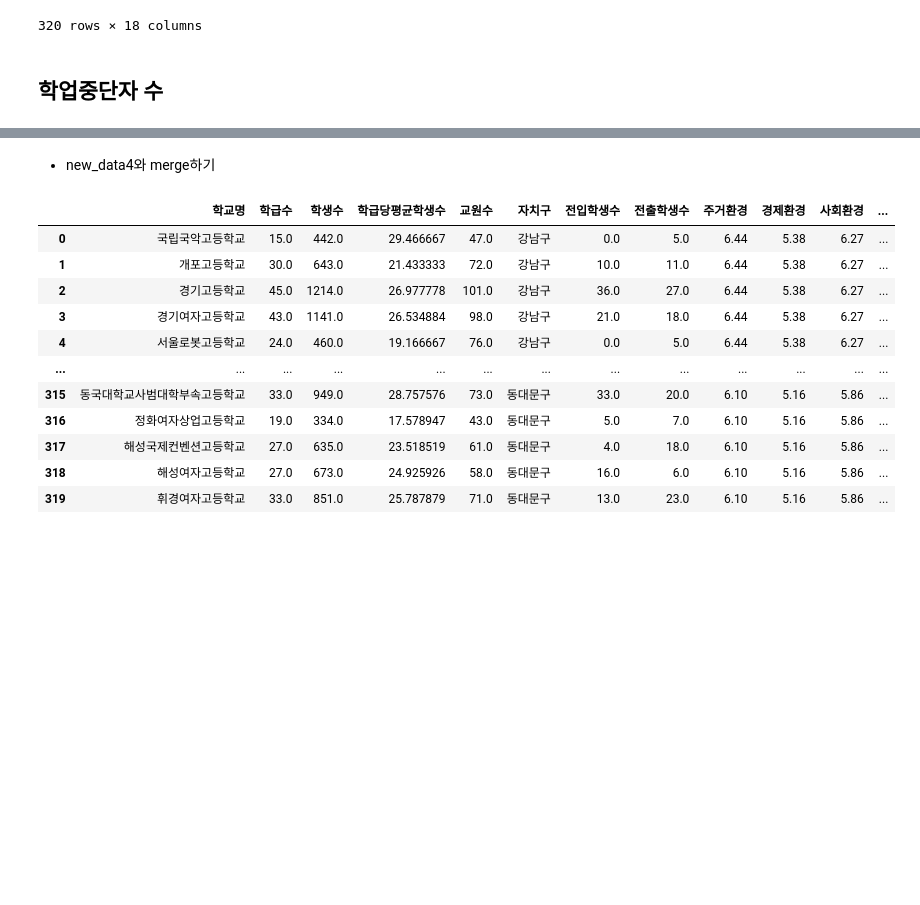
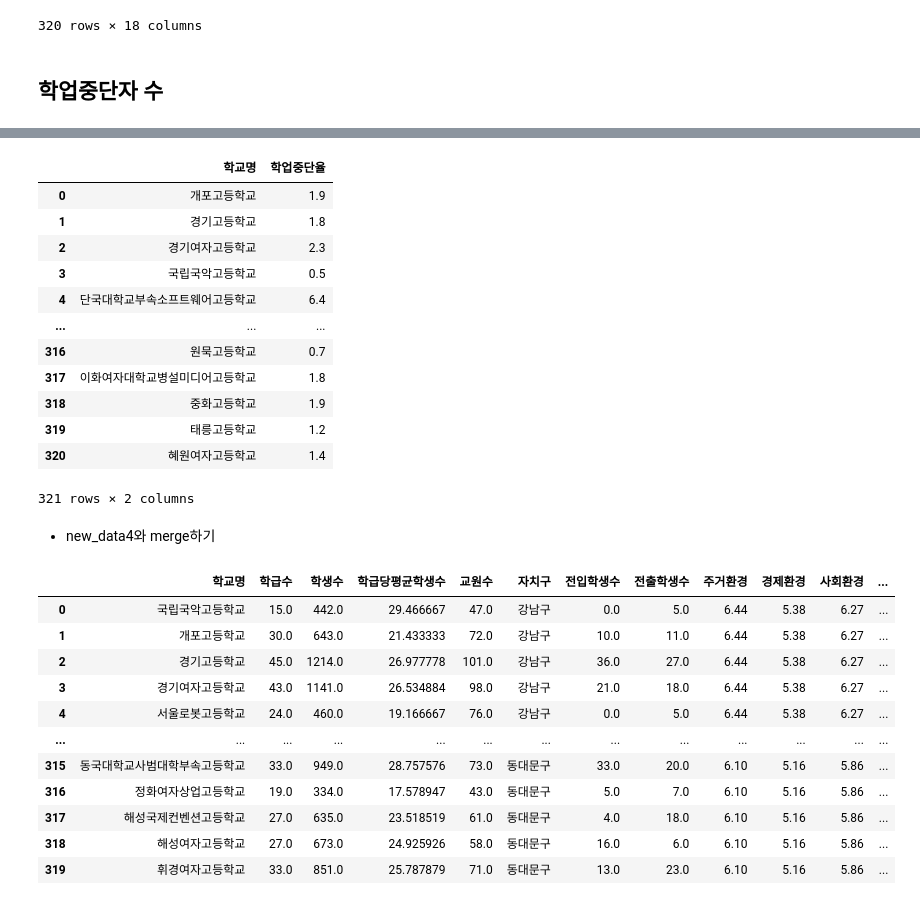
Before and after one commit to nam9296/School_CCTV_Bigdata, a Jupyter notebook: Clustering/남하림/Vulnerability_Indicator3.ipynb, the cells around one changed output, grey strips where cells are left out. Drawn from its saved outputs; the diff is of its cells as text; code cells hidden in the pictures; blank space fills up the shorter version.

```diff
--- a/Clustering/남하림/Vulnerability_Indicator3.ipynb
+++ b/Clustering/남하림/Vulnerability_Indicator3.ipynb
@@ -338,3 +339,19 @@ stop_learning
+# %%
+stop_learning
+# %% [output]
+|  | 학교명 | 학업중단율 |
+| 0 | 개포고등학교 | 1.9 |
+| 1 | 경기고등학교 | 1.8 |
+| 2 | 경기여자고등학교 | 2.3 |
+| 3 | 국립국악고등학교 | 0.5 |
+| 4 | 단국대학교부속소프트웨어고등학교 | 6.4 |
+| ... | ... | ... |
+| 316 | 원묵고등학교 | 0.7 |
+| 317 | 이화여자대학교병설미디어고등학교 | 1.8 |
+| 318 | 중화고등학교 | 1.9 |
+| 319 | 태릉고등학교 | 1.2 |
+| 320 | 혜원여자고등학교 | 1.4 |
+321 rows × 2 columns
 # %% [markdown]
 - new_data4와 merge하기
 # %%
```
Also changed, not shown: parts of 5 cells of this notebook, 5 other files.
